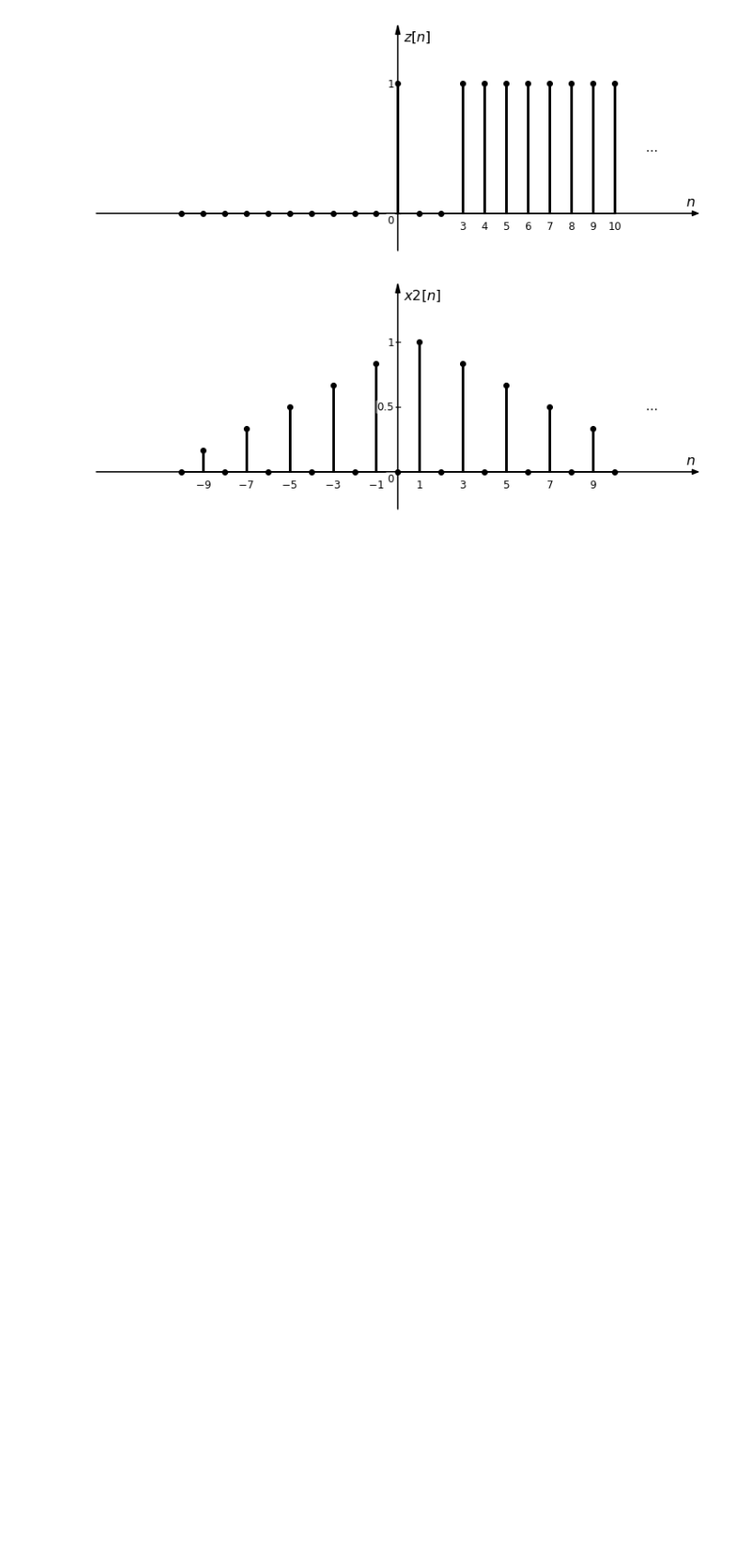
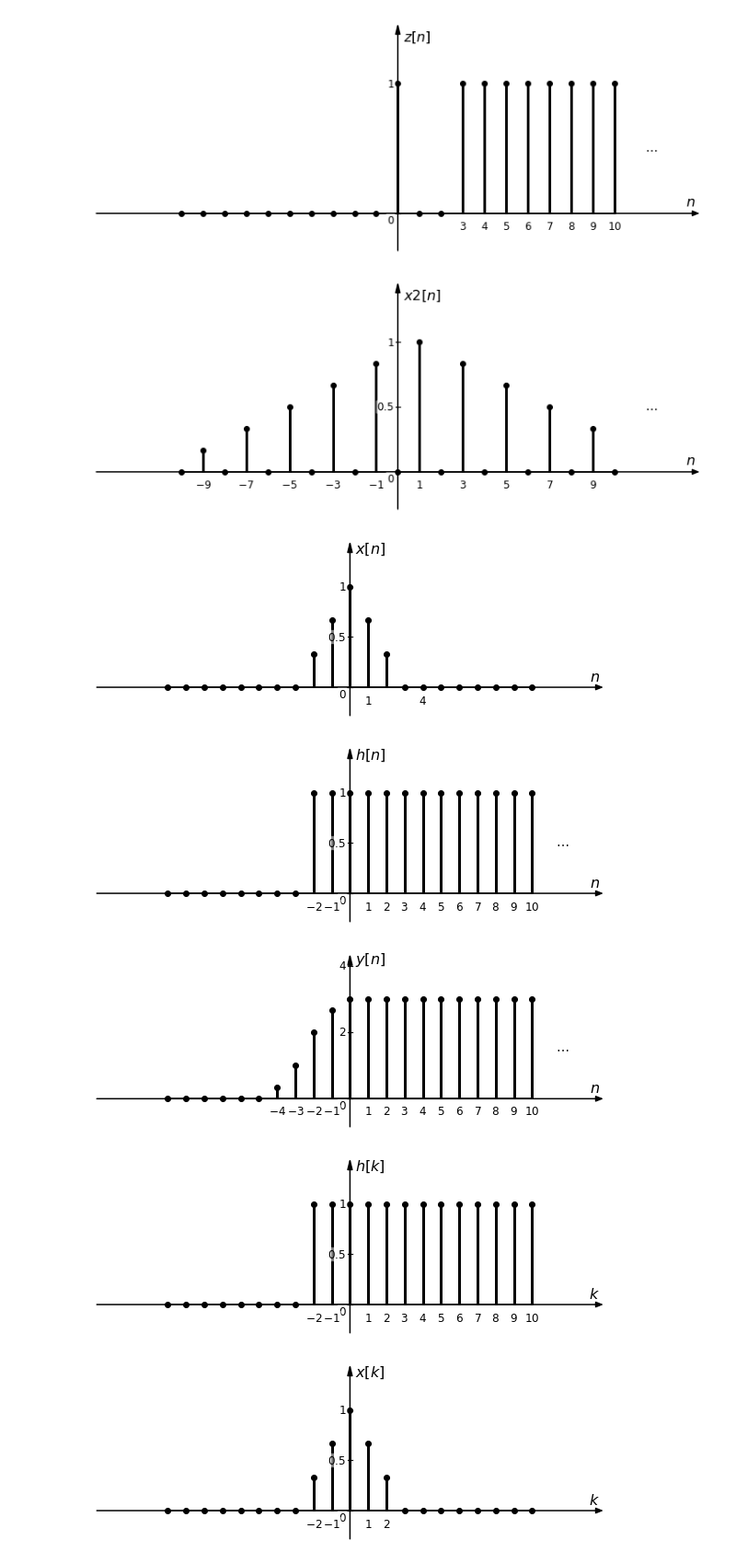
Before and after one commit to miguelmartfern/BlockDiagrams, a Jupyter notebook: docs/notebooks/discrete_signal_examples.ipynb, the cells around one changed output. Shown: that part at 92% size. Drawn from its saved outputs; the diff is of its cells as text; code cells hidden in the pictures; blank space fills up the shorter version.

Commit message:
Changes: * Added convolution to DiscreteSignalPlotter * SignalPlotter changed plot_convolution_result to plot_convolution

```diff
--- a/docs/notebooks/discrete_signal_examples.ipynb
+++ b/docs/notebooks/discrete_signal_examples.ipynb
@@ -141,3 +141,20 @@ dsp.add_signal("x2[n]=x[(n-1)/2]")
 dsp.plot("x2")
 # %% [output]
 [figure]
+# %%
+from signalblocks import DiscreteSignalPlotter
+
+dsp = DiscreteSignalPlotter(horiz_range=(-10, 10), figsize=(8, 3))
+
+dsp.add_signal("x[n] = tri(n)", xticks=[1, 4])
+dsp.add_signal("h[n] = u(n+2)")
+dsp.plot('x')
+dsp.plot('h')
+dsp.plot_convolution("h", "x")
+dsp.plot_convolution_steps("x", "h", n_actual=2)
+# %% [output]
+[figure, added]
+[figure, added]
+[figure, added]
+[figure, added]
+[figure, added]
```
Also changed, not shown: parts of 2 cells of this notebook, 2 other files.
